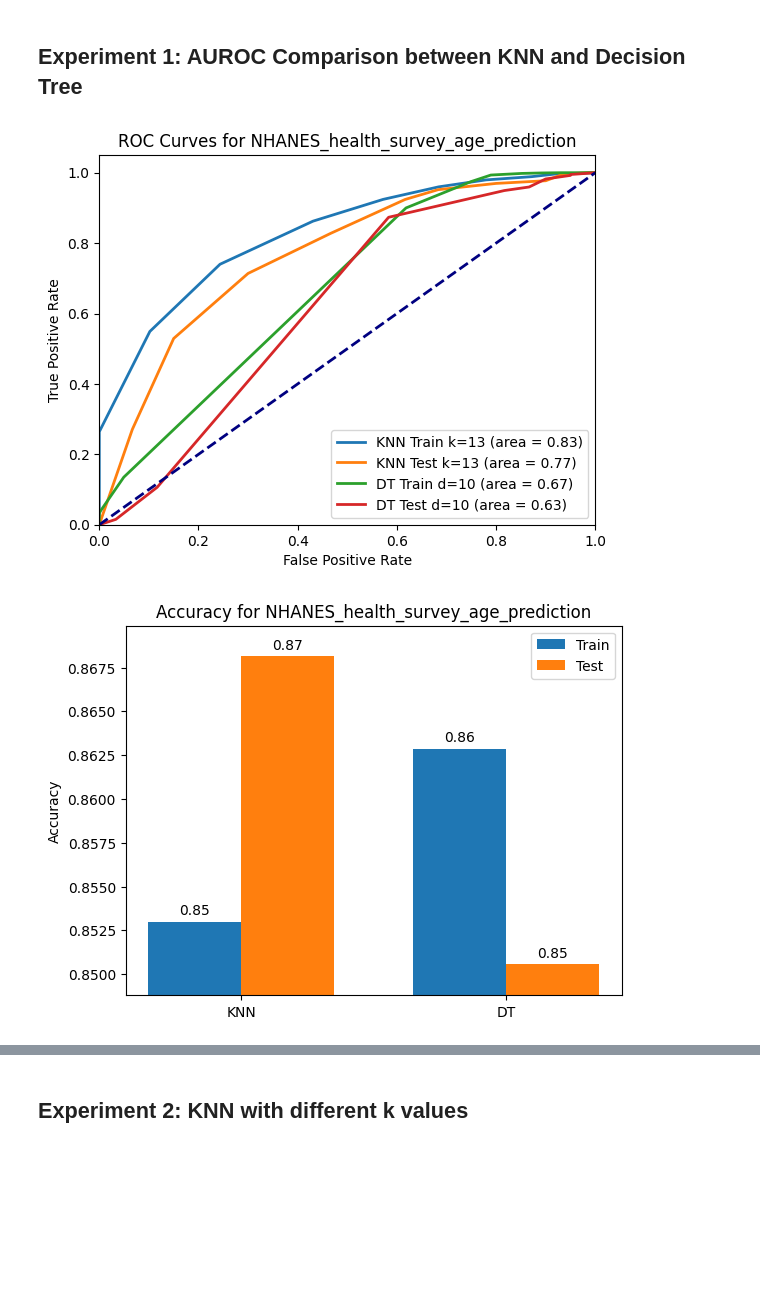
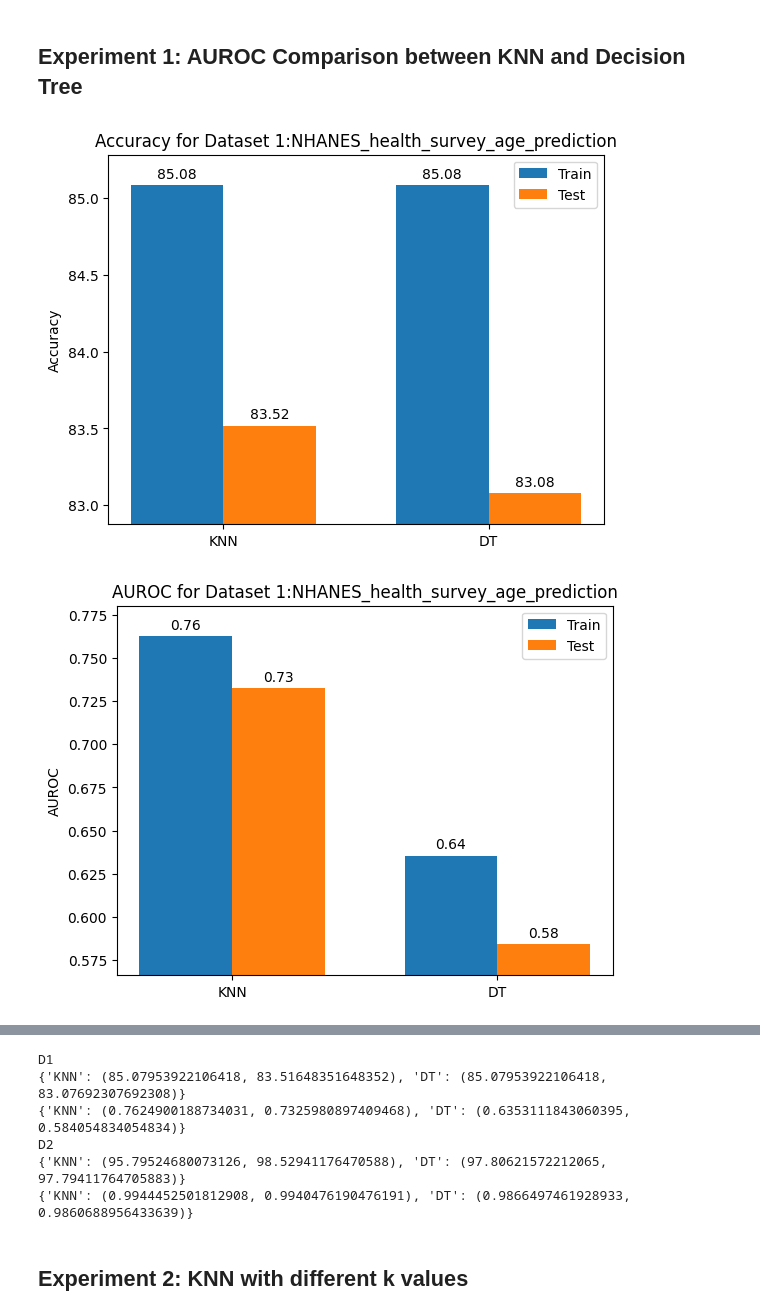
Before and after one commit to rudolfKischer/comp551asgn1, a Jupyter notebook: KNNexperiments.ipynb, the cells around one changed output, grey strips where cells are left out. Saved outputs shown, nothing was run; the diff lists cells and outputs as text; code cells hidden in the pictures; blank space fills up the shorter version.

Commit message:
update-graphs-and-seed

```diff
--- a/KNNexperiments.ipynb
+++ b/KNNexperiments.ipynb
@@ -749,9 +799,18 @@ d2_curves, d2_accuracies = experiment1(dataset_2)
 # %%
-plot_multiple_roc_curves(d1_curves, f'ROC Curves for {DATA_SET_1_NAME}')
-plot_accuracy_bar_chart(d1_accuracies, f'Accuracy for {DATA_SET_1_NAME}')
+# plot_multiple_roc_curves(d1_curves, f'ROC Curves for Dataset 1: {DATA_SET_1_NAME}')
+plot_accuracy_bar_chart(d1_accuracies, f'Accuracy for Dataset 1:{DATA_SET_1_NAME}')
+plot_AUROC_bar_charts(d1_auroc, f'AUROC for Dataset 1:{DATA_SET_1_NAME}')
 
-plot_multiple_roc_curves(d2_curves, f'ROC Curves for {DATA_SET_2_NAME}')
-plot_accuracy_bar_chart(d2_accuracies, f'Accuracy for {DATA_SET_2_NAME}')
+# plot_multiple_roc_curves(d2_curves, f'ROC Curves for Dataset 2:{DATA_SET_2_NAME}')
+plot_accuracy_bar_chart(d2_accuracies, f'Accuracy for Dataset 2:{DATA_SET_2_NAME}')
+plot_AUROC_bar_charts(d1_auroc, f'AUROC for Dataset 2:{DATA_SET_2_NAME}')
+
+print('D1')
+print(d1_accuracies)
+print(d1_auroc)
+print('D2')
+print(d2_accuracies)
+print(d2_auroc)
 # %% [output]
-[figure, old version]
+[figure, new version]
-[figure, old version]
+[figure, new version]
@@ -760,3 +819,9 @@ plot_accuracy_bar_chart(d2_accuracies, f'Accuracy for {DATA_SET_2_NAME}')
+D1
+{'KNN': (85.07953922106418, 83.51648351648352), 'DT': (85.07953922106418, 83.07692307692308)}
+{'KNN': (0.7624900188734031, 0.7325980897409468), 'DT': (0.6353111843060395, 0.584054834054834)}
+D2
+{'KNN': (95.79524680073126, 98.52941176470588), 'DT': (97.80621572212065, 97.79411764705883)}
+{'KNN': (0.9944452501812908, 0.9940476190476191), 'DT': (0.9866497461928933, 0.9860688956433639)}
 # %% [markdown]
 ## Experiment 2: KNN with different k values
 # %%
```
Also changed, not shown: parts of 17 cells of this notebook.
